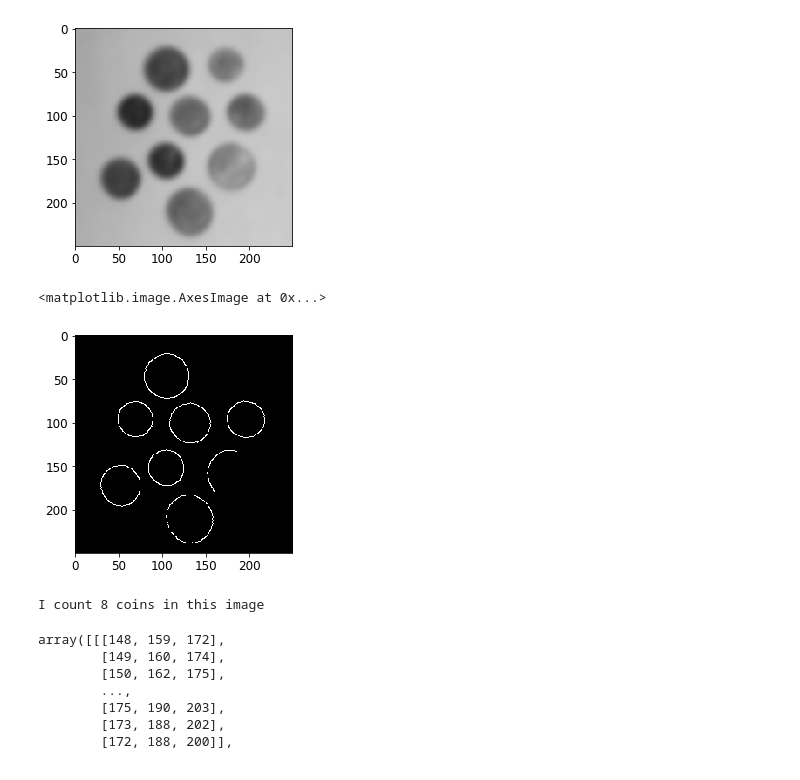
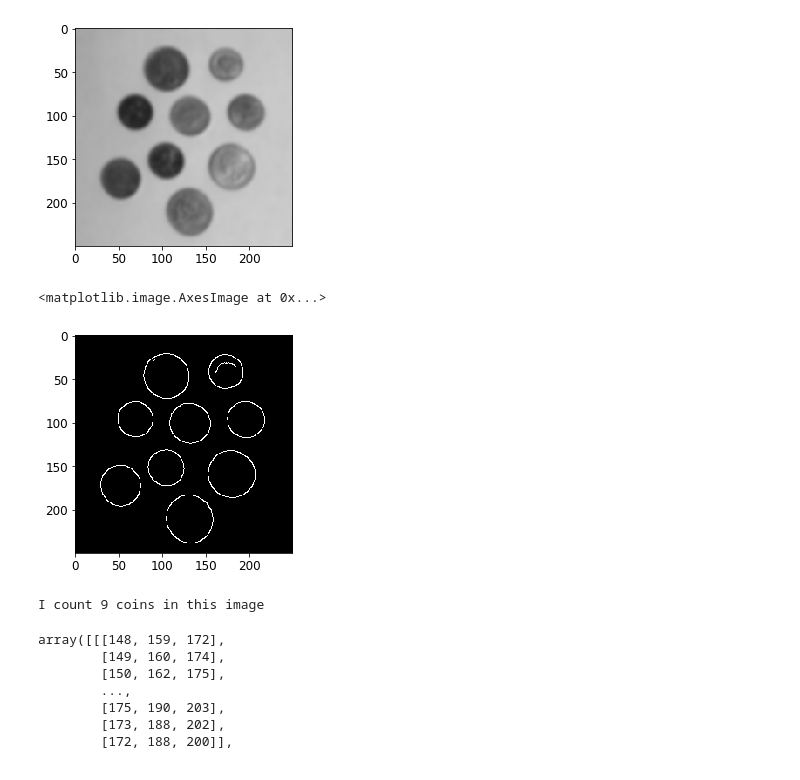
Before and after one commit to cloudxlab/opencv-intro, a Jupyter notebook: 6_edge_detection.ipynb, the cells around one changed output. Cells and saved outputs as stored; diff of their text form; code cells hidden in the pictures.

```diff
--- a/6_edge_detection.ipynb
+++ b/6_edge_detection.ipynb
@@ -71,24 +80,25 @@ gradient images in the x and y direction, suppressing edges, and finally a hyste
 determines if a pixel is “edge-like” or not.
 # %%
 image = cv2.imread("images/coins.png")
+#image = cv2.imread("images/wristbands.jpg")
 gray = cv2.cvtColor(image, cv2.COLOR_BGR2GRAY)
-blurred = cv2.GaussianBlur(gray, (21, 21), 0)
+blurred = cv2.GaussianBlur(gray, (11, 11), 0)
 plt.imshow(fixColor(blurred))
 # %% [output]
 <matplotlib.image.AxesImage at 0x...>
 [figure]
 # %%
-canny = cv2.Canny(blurred, 50, 100)
+canny = cv2.Canny(blurred, 30, 100)
 plt.imshow(fixColor(canny))
 # %% [output]
 <matplotlib.image.AxesImage at 0x...>
-[figure, old version]
+[figure, new version]
 # %%
 (cnts, _) = cv2.findContours(canny.copy(), cv2.RETR_EXTERNAL, cv2 .CHAIN_APPROX_SIMPLE)
 # %%
 print("I count {} coins in this image".format(len(cnts)))
 # %% [output]
-I count 8 coins in this image
+I count 9 coins in this image
 # %%
 coins = image.copy()
 # %%
```
Also changed, not shown: parts of 6 cells of this notebook, 7 other files.
